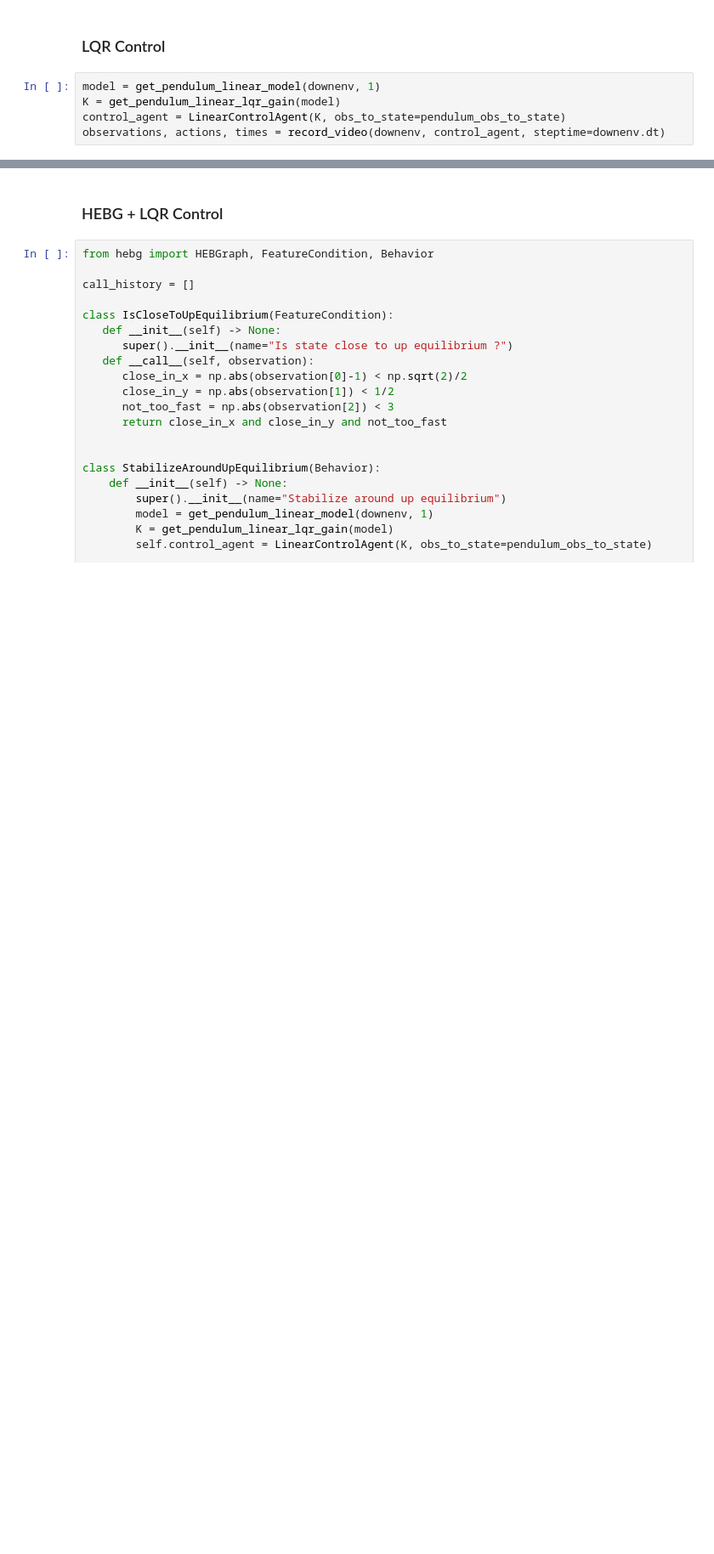
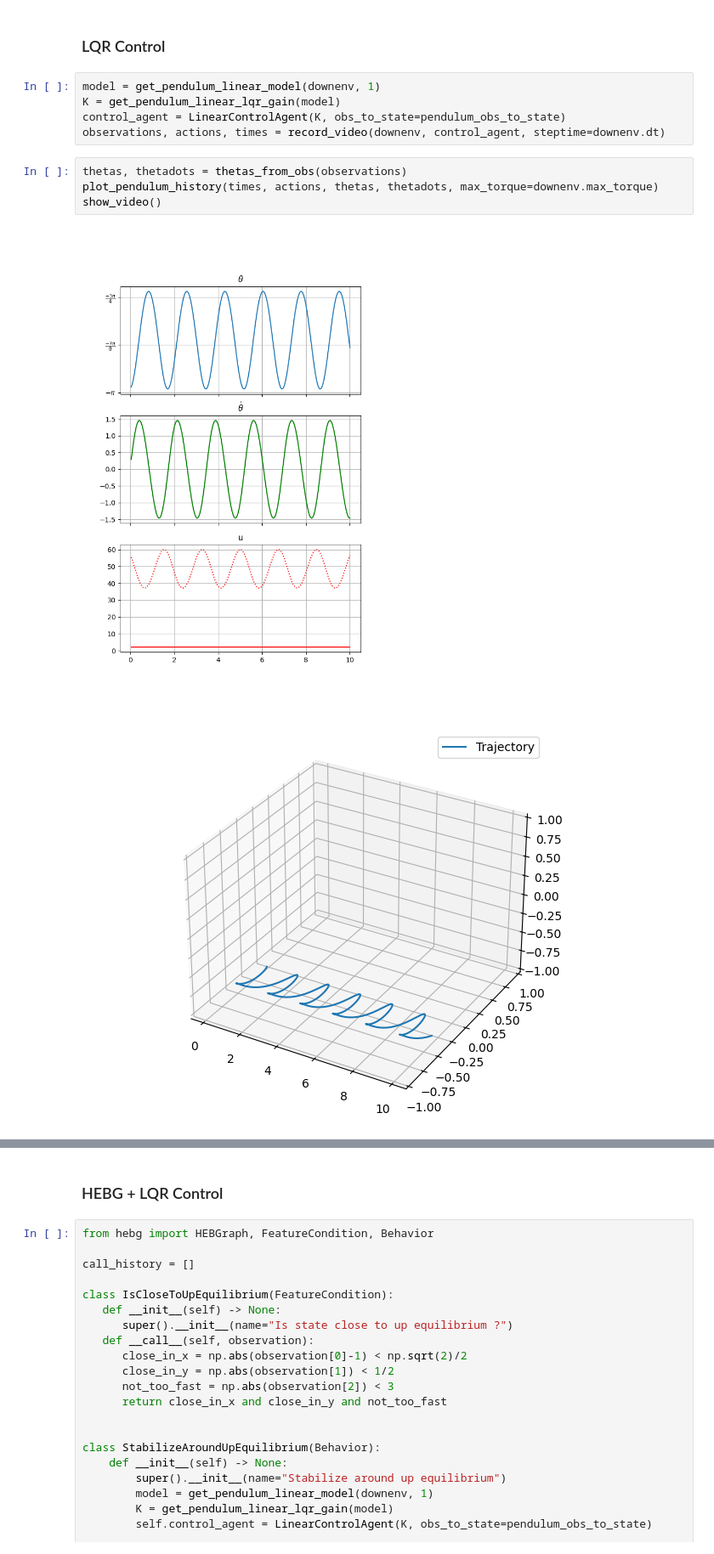
Before and after one commit to MathisFederico/ControlGym, a Jupyter notebook: notebooks/pendulum.ipynb, the cells around one changed output, grey strips where cells are left out. Shown at 85% size. Drawn from its saved outputs; the diff is of its cells as text; blank space fills up the shorter version.

```diff
--- a/notebooks/pendulum.ipynb
+++ b/notebooks/pendulum.ipynb
@@ -123,3 +138,10 @@ model = get_pendulum_linear_model(downenv, 1)
 K = get_pendulum_linear_lqr_gain(model)
 control_agent = LinearControlAgent(K, obs_to_state=pendulum_obs_to_state)
 observations, actions, times = record_video(downenv, control_agent, steptime=downenv.dt)
+# %%
+thetas, thetadots = thetas_from_obs(observations)
+plot_pendulum_history(times, actions, thetas, thetadots, max_torque=downenv.max_torque)
+show_video()
+# %% [output]
+[figure, added]
+[figure, added]
```
Also changed, not shown: parts of 15 cells of this notebook, 1 other file.
